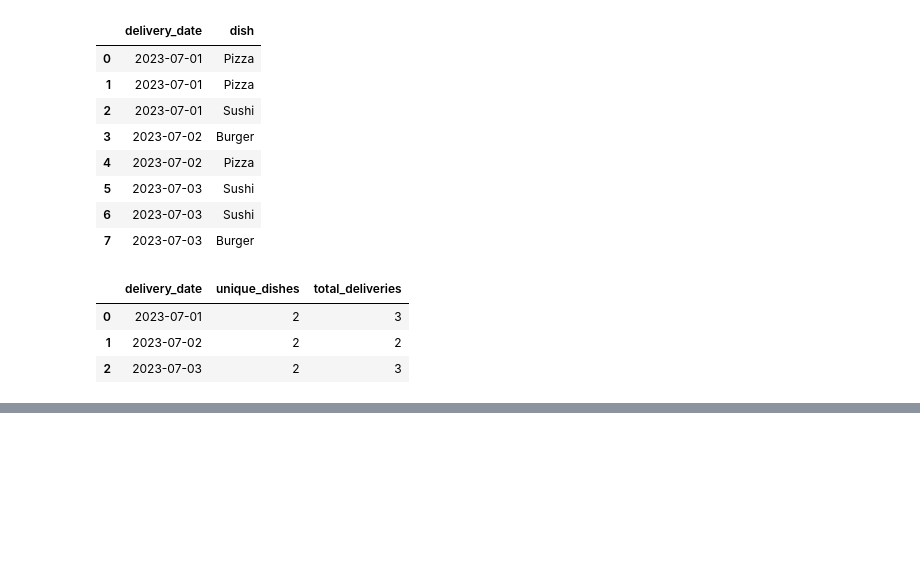
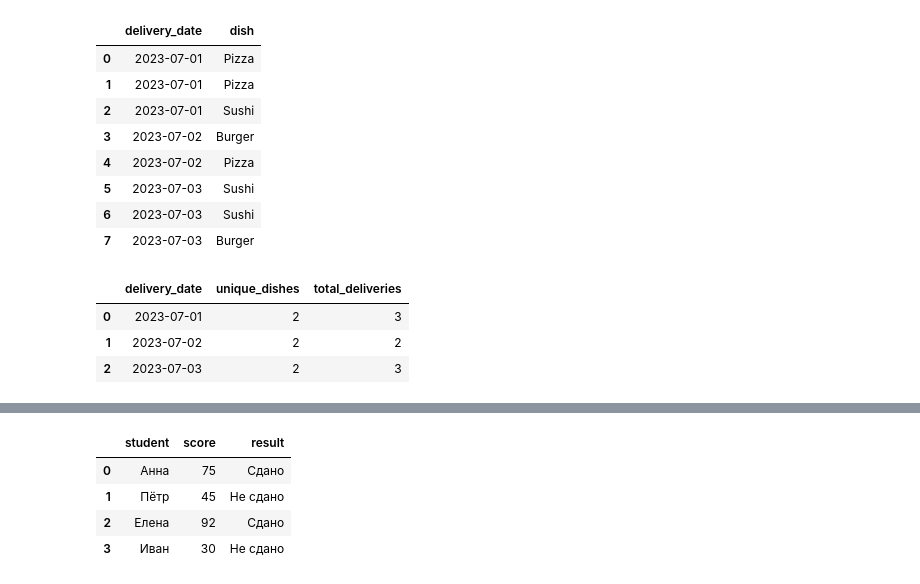
Before and after one commit to Praldmur/Tasks, a Jupyter notebook: Lambda.ipynb, the cells around one changed output, grey strips where cells are left out. Saved outputs shown, nothing was run; the diff lists cells and outputs as text; code cells hidden in the pictures; blank space fills up the shorter version.

```diff
--- a/Lambda.ipynb
+++ b/Lambda.ipynb
@@ -45,0 +151,14 @@ deliveries.groupby('delivery_date', as_index=False)\
+# %%
+import pandas as pd
+
+data = {'student': ['Анна', 'Пётр', 'Елена', 'Иван'],
+        'score': [75, 45, 92, 30]}
+df = pd.DataFrame(data)
+# %%
+df
+# %% [output]
+|  | student | score | result |
+| 0 | Анна | 75 | Сдано |
+| 1 | Пётр | 45 | Не сдано |
+| 2 | Елена | 92 | Сдано |
+| 3 | Иван | 30 | Не сдано |
```
Also changed, not shown: parts of 30 cells of this notebook, 3 other files.
